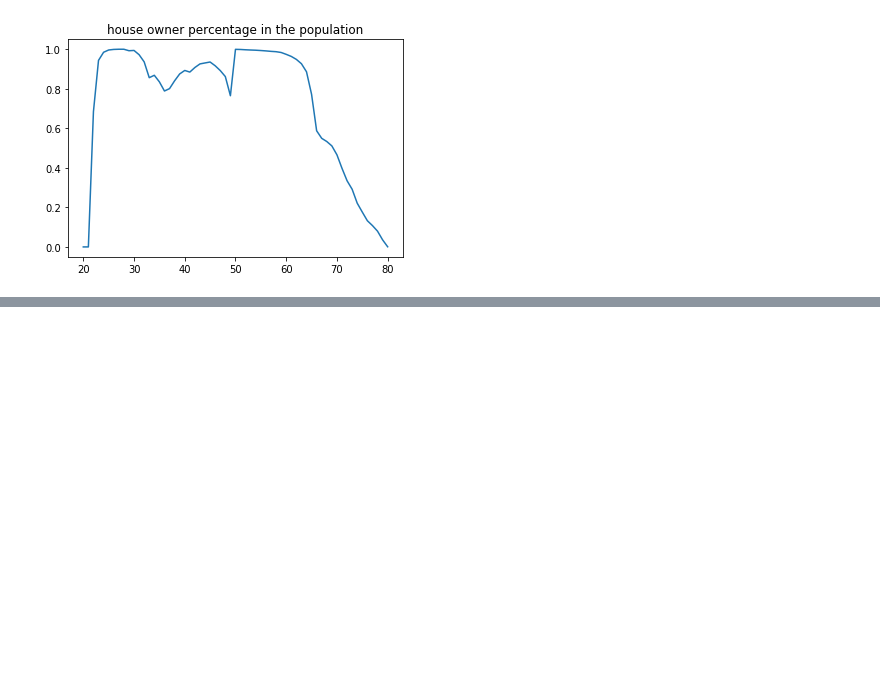
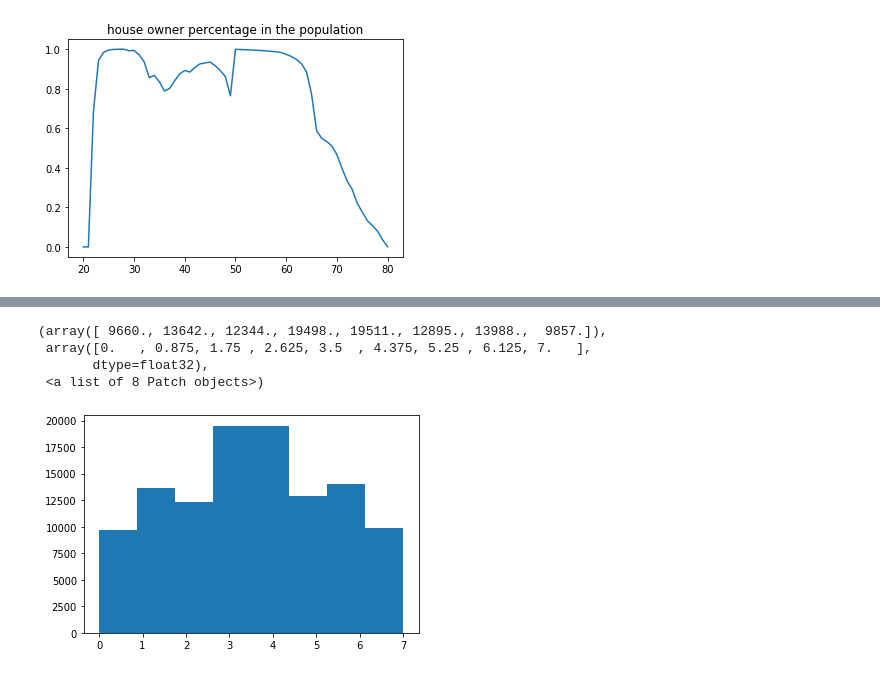
Before and after one commit to dongxulee/lifeCycle, a Jupyter notebook: 20210519/simulationV_gamma4-force-0.ipynb, the cells around one changed output, grey strips where cells are left out. Drawn from its saved outputs; the diff is of its cells as text; code cells hidden in the pictures; blank space fills up the shorter version.

```diff
--- a/20210519/simulationV_gamma4-force-0.ipynb
+++ b/20210519/simulationV_gamma4-force-0.ipynb
@@ -128,0 +140,8 @@ DeviceArray([  0.      ,   0.      ,   0.      , 180.      , 177.04951 ,
+# %%
+# agent at the same time time collection
+agentTimeKeep = []
+for t in set(jnp.array(agentTime[:,0], dtype = int8)):
+    if ((os[t,:] == 1) & (os[t+1,:] == 1)).sum()>0:
+        for agentNum in jnp.where((os[t,:] == 1) & (os[t+1,:] == 1))[0]:
+            agentTimeKeep.append([t, agentNum])
+agentTimeKeep = jnp.array(agentTimeKeep)
@@ -128,0 +202,8 @@ DeviceArray([  0.      ,   0.      ,   0.      , 180.      , 177.04951 ,
+# %%
+plt.hist(ss[agentTimeKeep[:,0], agentTimeKeep[:,1]],bins = 8)
+# %% [output]
+(array([ 9660., 13642., 12344., 19498., 19511., 12895., 13988.,  9857.]),
+ array([0.   , 0.875, 1.75 , 2.625, 3.5  , 4.375, 5.25 , 6.125, 7.   ],
+       dtype=float32),
+ <a list of 8 Patch objects>)
+[figure, added]
```
Also changed, not shown: parts of 17 cells of this notebook, 2 other files.
